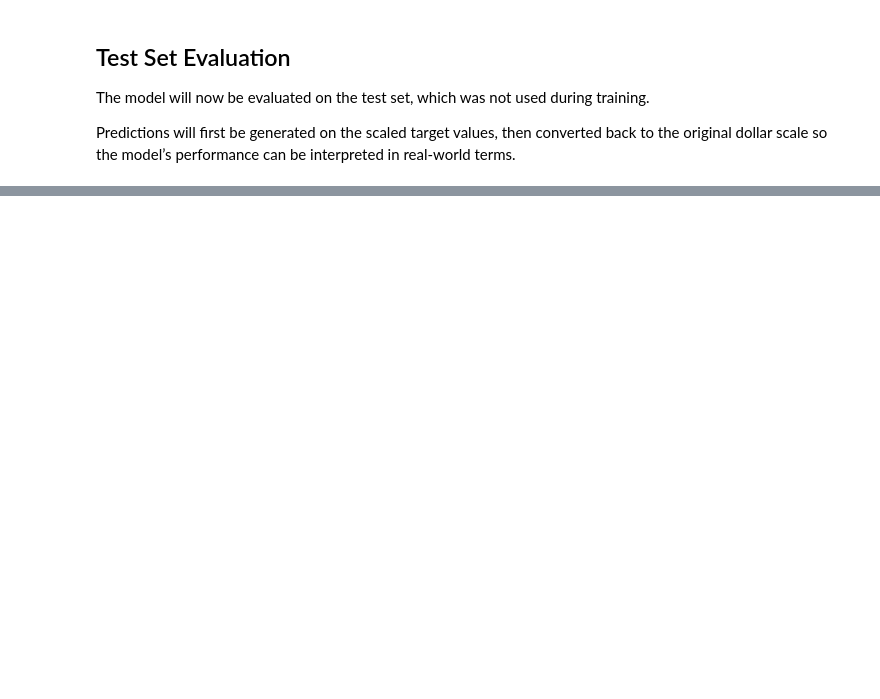
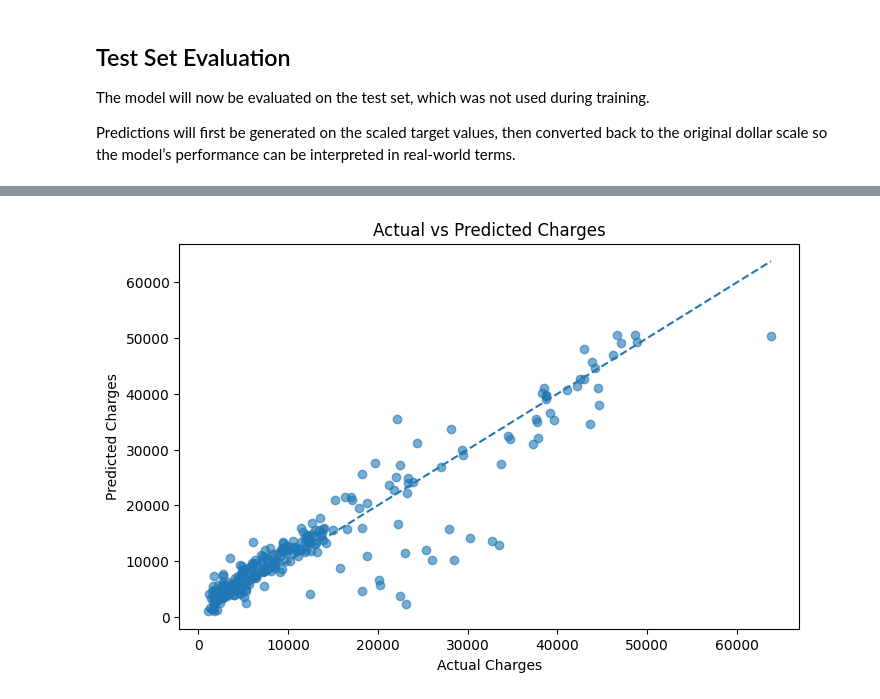
Before and after one commit to OzvalDoRJ4552/insurance_nn_project, a Jupyter notebook: notebooks/insurance_nn_project.ipynb, the cells around one changed output, grey strips where cells are left out. Saved outputs shown, nothing was run; the diff lists cells and outputs as text; code cells hidden in the pictures; blank space fills up the shorter version.

```diff
--- a/notebooks/insurance_nn_project.ipynb
+++ b/notebooks/insurance_nn_project.ipynb
@@ -386,0 +363,3 @@ Predictions will first be generated on the scaled target values, then converted
+# %%
+# Generate predictions for the test set
+y_pred_scaled = model.predict(X_test_processed)
@@ -386,0 +368,10 @@ Predictions will first be generated on the scaled target values, then converted
+# %%
+# convert scaled prediction back to the original dollar scale
+y_pred = target_scaler.inverse_transform(y_pred_scaled)
+
+# Convert scaled test targets back to the original dollar scale
+y_test_original = target_scaler.inverse_transform(y_test_scaled)
+# %%
+# Flatten arrays so they are easier to work with
+y_pred = y_pred.flatten()
+y_test_original = y_test_original.flatten()
@@ -386,0 +434,19 @@ Predictions will first be generated on the scaled target values, then converted
+# %%
+# Create a scatter plot comparing predicted values to actual values
+plt.figure(figsize=(8, 5))
+plt.scatter(y_test_original, y_pred, alpha=0.6)
+
+#plot a diagonal reference line
+min_val = min(y_test_original.min(), y_pred.min())
+max_val = max(y_test_original.max(), y_pred.max())
+plt.plot([min_val, max_val], [min_val, max_val], linestyle='--')
+
+# add labels and title
+plt.xlabel("Actual Charges")
+plt.ylabel("Predicted Charges")
+plt.title("Actual vs Predicted Charges")
+
+# show the plot
+plt.show()
+# %% [output]
+[figure, added]
```
Also changed, not shown: parts of 16 cells of this notebook.
